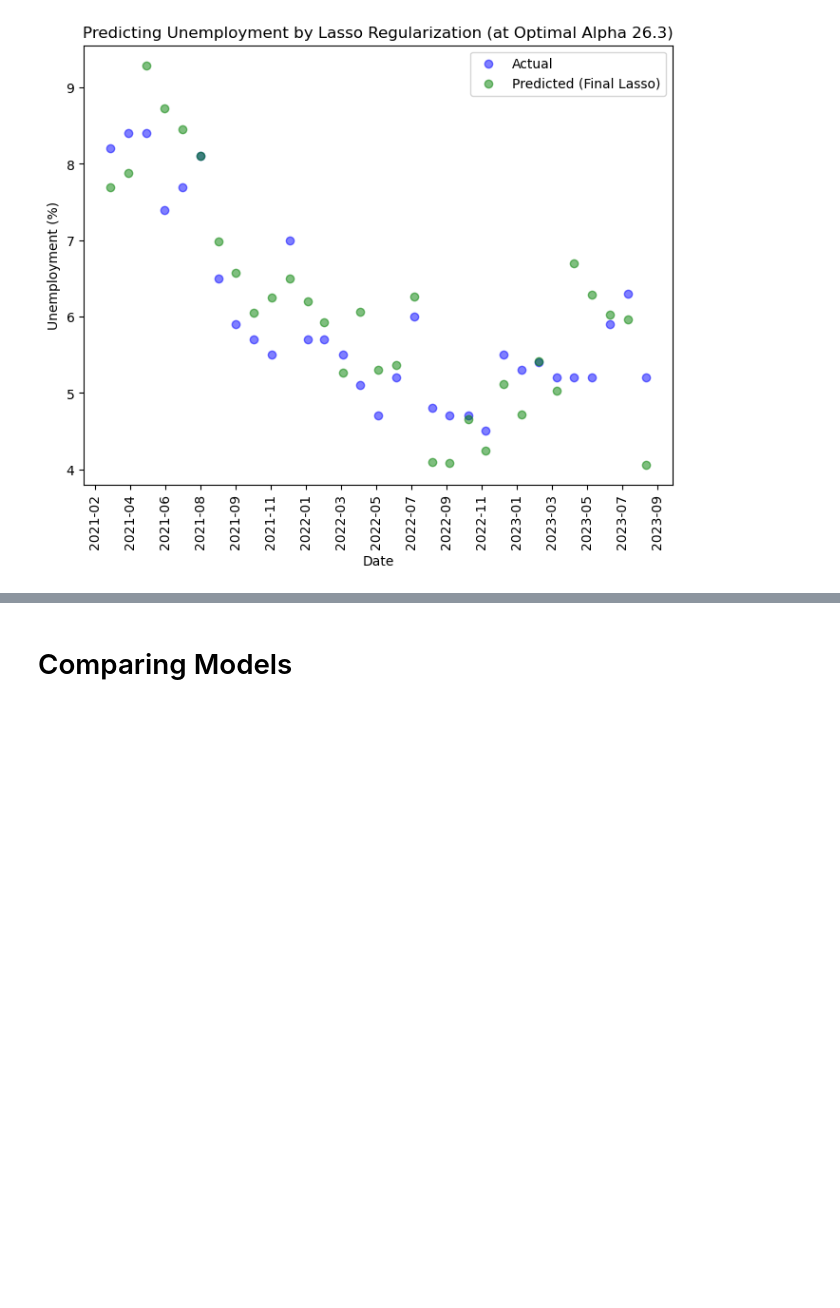
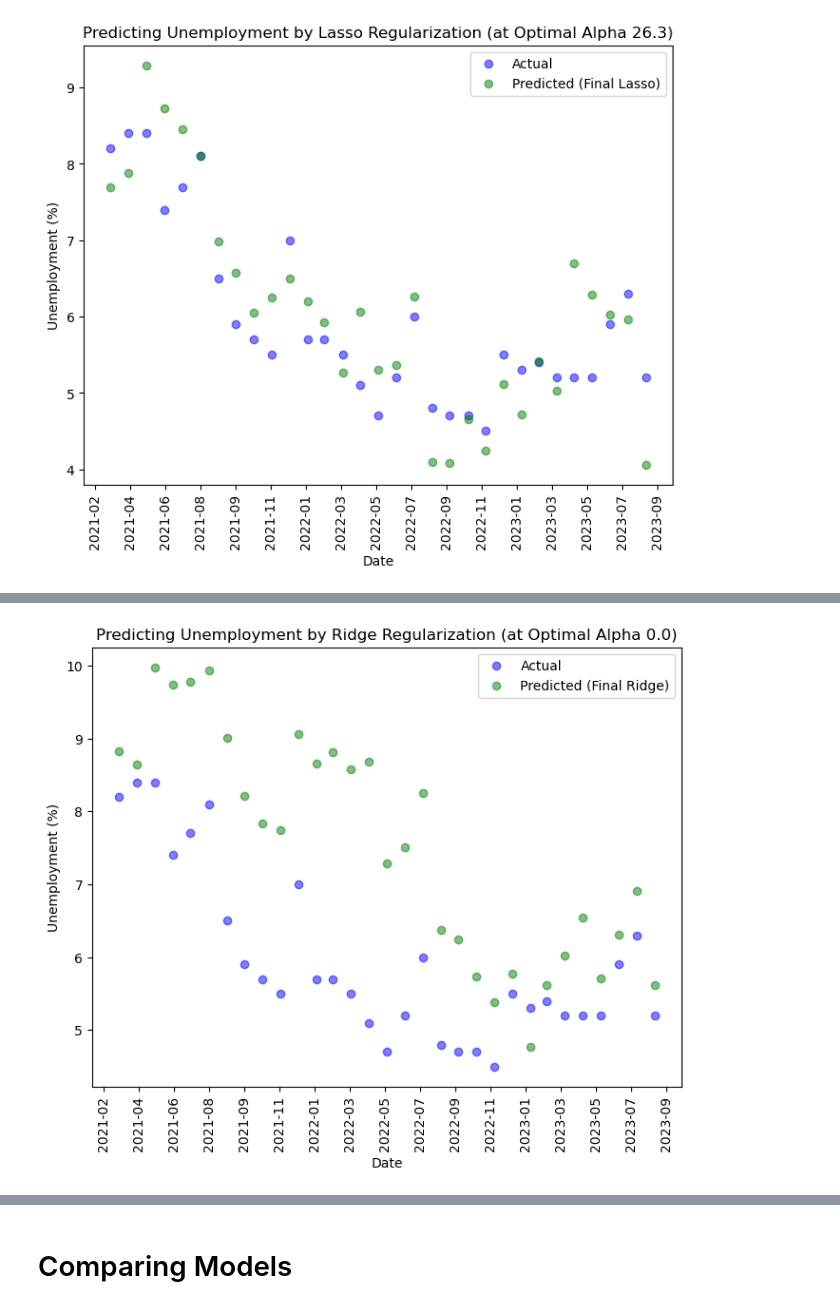
Before and after one commit to gso5699/Predicting-Unemployment-MSCI446-Project-, a Jupyter notebook: Regression_models.ipynb, the cells around one changed output, grey strips where cells are left out. Saved outputs shown, nothing was run; the diff lists cells and outputs as text; code cells hidden in the pictures; blank space fills up the shorter version.

```diff
--- a/Regression_models.ipynb
+++ b/Regression_models.ipynb
@@ -525,0 +562,15 @@ lasso_data = {
+# %%
+#plot performance against test set
+plt.figure(figsize=(8, 6))
+plt.scatter(y_test.index, y_test, color='blue', label='Actual', alpha=0.5)
+plt.scatter(final_pred_ridge.index, final_pred_ridge, color='green', label='Predicted (Final Ridge)', alpha=0.5)
+plt.xlabel('Date')
+plt.ylabel('Unemployment (%)')
+plt.title(f"Predicting Unemployment by Ridge Regularization (at Optimal Alpha {optimal_alpha})")
+plt.legend()
+plt.gca().xaxis.set_major_formatter(mdates.DateFormatter('%Y-%m'))
+plt.gca().xaxis.set_major_locator(MaxNLocator(nbins=20))
+plt.xticks(rotation=90)
+plt.show()
+# %% [output]
+[figure, added]
```
Also changed, not shown: parts of 21 cells of this notebook.
